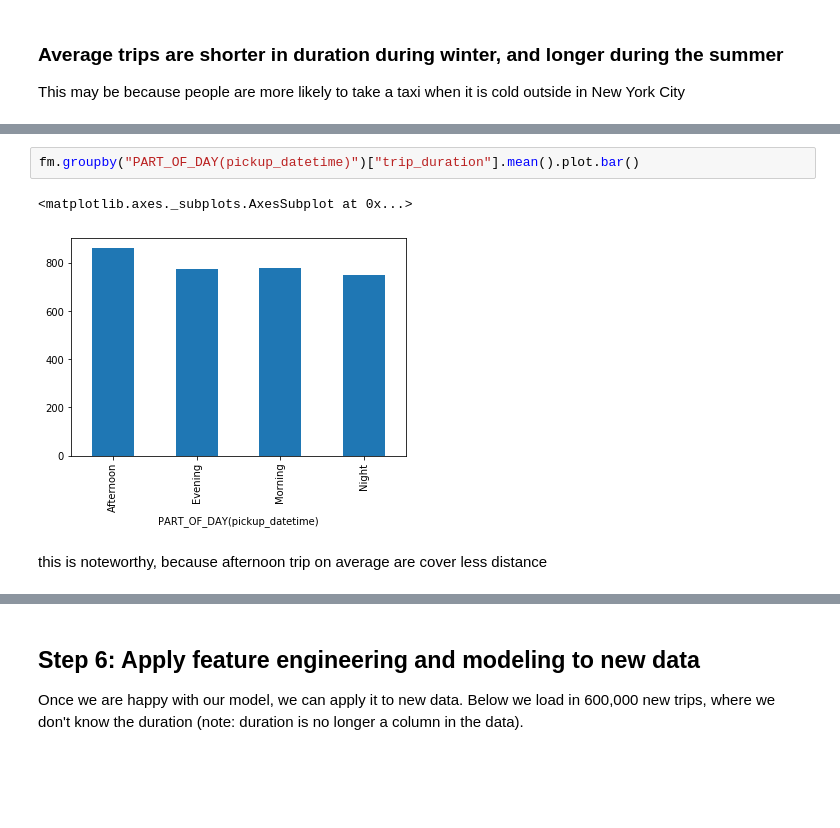
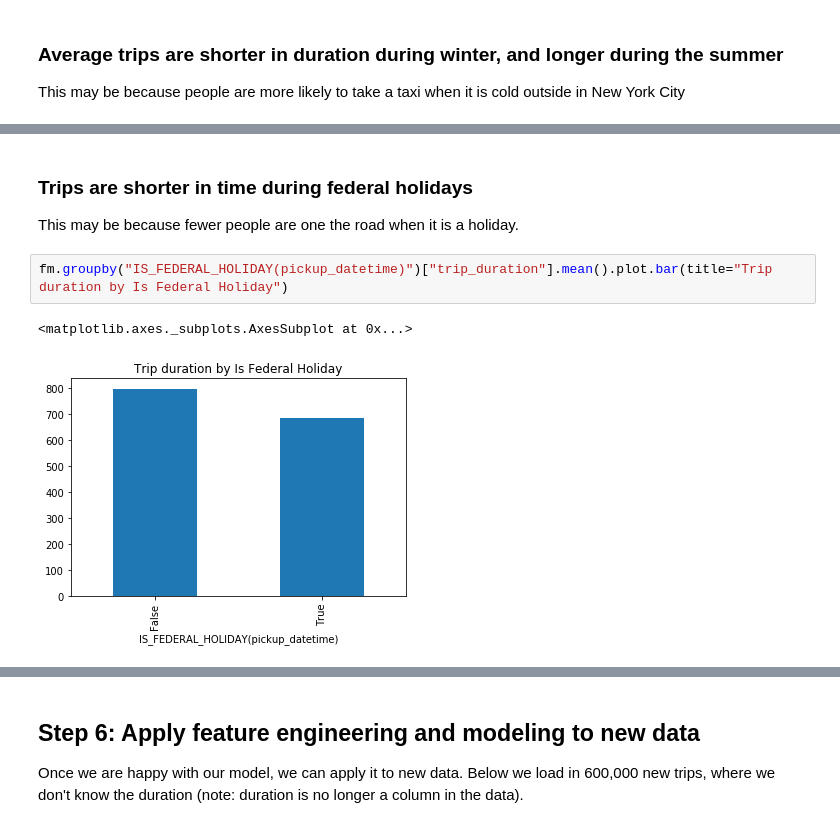
Before and after one commit to FeatureLabs/primitive-demos, a Jupyter notebook: NYC Taxi.ipynb, the cells around one changed output, grey strips where cells are left out. Saved outputs shown, nothing was run; the diff lists cells and outputs as text; blank space fills up the shorter version.

```diff
--- a/NYC Taxi.ipynb
+++ b/NYC Taxi.ipynb
@@ -195,7 +208,9 @@ This is counter to what we saw earlier. This is why it is important extract many
+# %% [markdown]
+### Trips are shorter in time during federal holidays
+
+This may be because fewer people are one the road when it is a holiday.
 # %%
-fm.groupby("PART_OF_DAY(pickup_datetime)")["trip_duration"].mean().plot.bar()
+fm.groupby("IS_FEDERAL_HOLIDAY(pickup_datetime)")["trip_duration"].mean().plot.bar(title="Trip duration by Is Federal Holiday")
 # %% [output]
 <matplotlib.axes._subplots.AxesSubplot at 0x...>
-[figure, old version]
+[figure, new version]
-# %% [markdown]
-this is noteworthy, because afternoon trip on average are cover less distance
```
Also changed, not shown: parts of 21 cells of this notebook.
